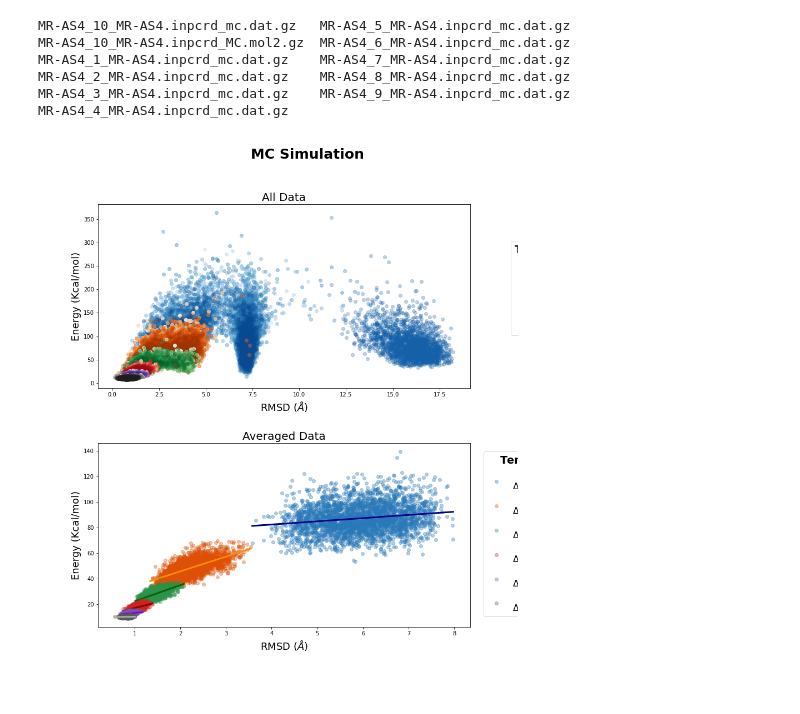
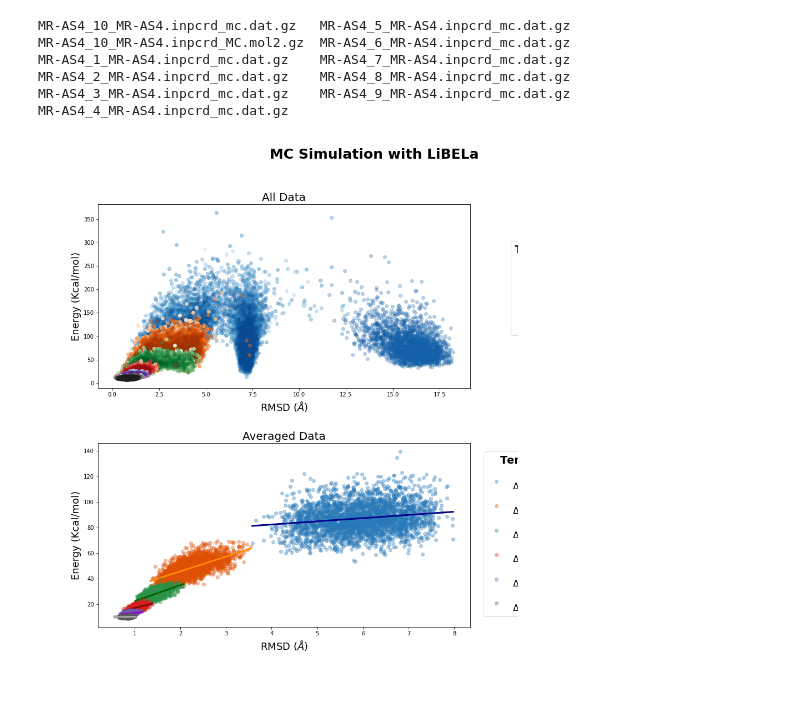
Before and after one commit to saguileran/MD-SCPI, a Jupyter notebook: NoteBooks/Plots_MC.ipynb, the cells around one changed output. Drawn from its saved outputs; the diff is of its cells as text; code cells hidden in the pictures.

```diff
--- a/NoteBooks/Plots_MC.ipynb
+++ b/NoteBooks/Plots_MC.ipynb
@@ -96,35 +96,35 @@ for i in range(len(temperatures)-1,-1,-1): #list(reversed((temperatures))):
     # -------- remove repeated legend labels -------------
     # handles, labels = plt.gca().get_legend_handles_labels()
     # by_label = dict(zip(labels, handles))
     # plt.legend(by_label.values(), by_label.keys())
 
   # -------- average ------------------
   rmsd = np.average(np.array(rmsd), axis=0); energy = np.average(np.array(energy), axis=0)
   slope, intercept, r_value, p_value, std_err = linregress(rmsd, energy)
   rmsd_array = np.linspace(min(rmsd), max(rmsd), 1000)
   if len(temperatures[i]) == 4:
            label = '  '+temperatures[i]+',     r={}\n$\Delta RMSD$={}, $\Delta E$={}'.format(round(r_value,5), round(max(rmsd)-min(rmsd),2), round(max(energy)-min(energy),2))
   else:    label = '  '+temperatures[i]+',   r={}\n$\Delta RMSD$={}, $\Delta E$={}'.format(round(r_value,5), round(max(rmsd)-min(rmsd),2), round(max(energy)-min(energy),2))
   axs[1].plot(rmsd, energy, 'o', label=label, color=Colors[i][-3])#colors[i], alpha=0.5)
   axs[1].plot(rmsd_array, slope*rmsd_array+intercept, color='dark'+colors[i], lw=3)
 
 # ----------- legends, labels and titles for each axis ----------------
 axs[0].set_ylabel('Energy (Kcal/mol)', fontsize='18'); axs[0].set_xlabel('RMSD ($\AA$)', fontsize='18');
 axs[0].legend(title='Temperature', bbox_to_anchor=(1.11, .8), fontsize='16', title_fontproperties={'weight':'bold', 'size':'19'}, borderaxespad=0.)
 axs[0].set_title('All Data', fontsize='20', fontweight='normal')
 #plt.ylim((0, 100)); plt.xlim((0, 10))
 
 #axs[1].sharex(axs[0,0])
 axs[1].set_xlabel('RMSD ($\AA$)', fontsize='18'); axs[1].set_ylabel('Energy (Kcal/mol)', fontsize='18')
 axs[1].legend(title='Temperature, $r_{value}$', bbox_to_anchor=(1.025, .98), fontsize='16', title_fontproperties={'weight':'bold', 'size':'19'})
 axs[1].set_title('Averaged Data', fontsize='20', fontweight='normal')
 
-plt.suptitle('            MC Simulation', fontsize='25', fontweight='bold')
+plt.suptitle('MC Simulation with LiBELa', fontsize='25', fontweight='bold', x=0.7)
 #plt.tight_layout()
 
 fig.savefig("./MC_energies.png", transparent=True, bbox_inches='tight')
 # %% [output]
-[figure, old version]
+[figure, new version]
 # %%
 # plt.close()
 # fig = plt.figure(figsize=(12,7))
```
